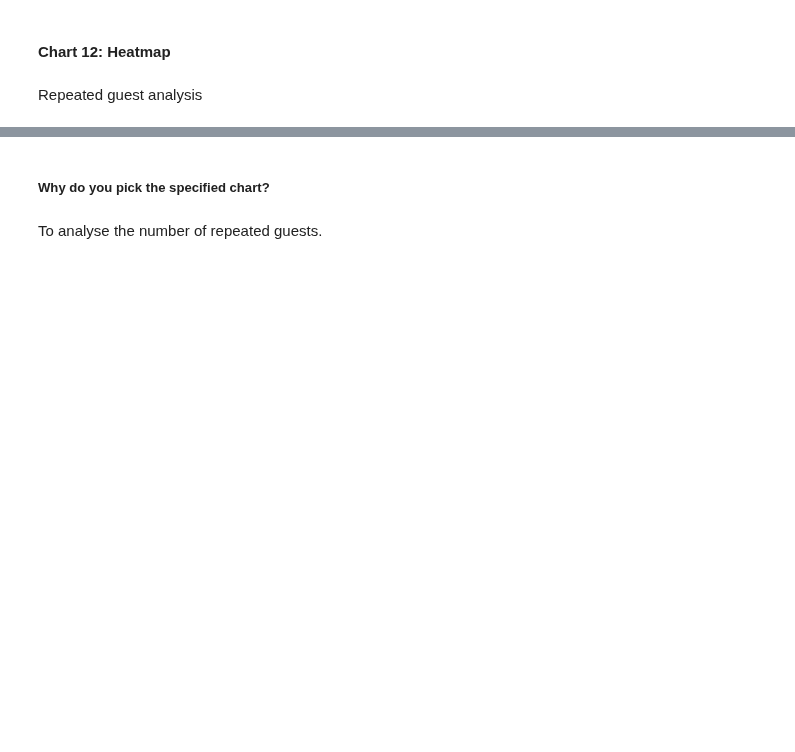
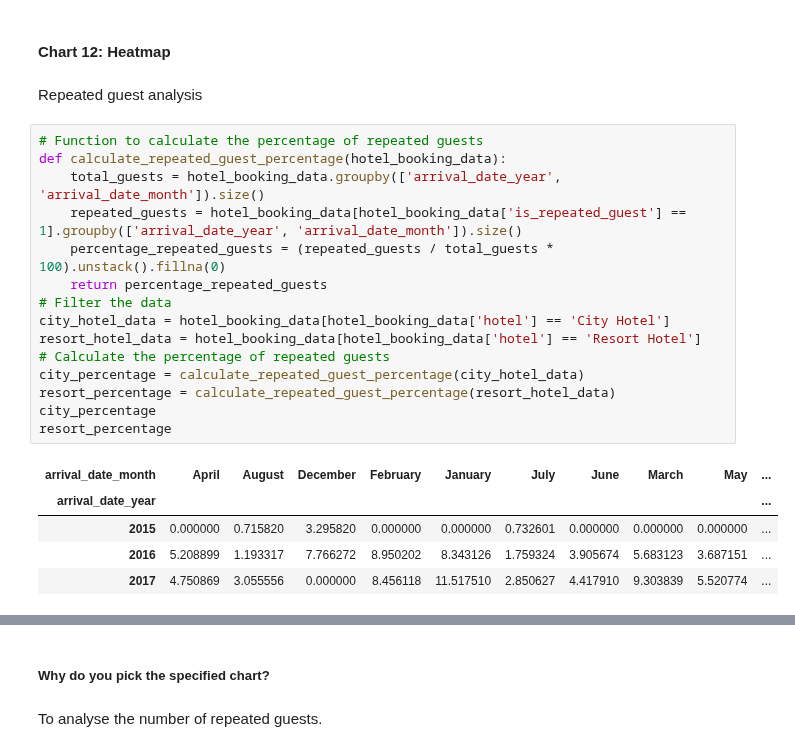
Before and after one commit to Codewith-Soumya/Hotel-Booking-Analysis, a Jupyter notebook: Hotel_booking_analysis_coding_Capstrone_Project_2.ipynb, the cells around one changed output, grey strips where cells are left out. Drawn from its saved outputs; the diff is of its cells as text; blank space fills up the shorter version.

```diff
--- a/Hotel_booking_analysis_coding_Capstrone_Project_2.ipynb
+++ b/Hotel_booking_analysis_coding_Capstrone_Project_2.ipynb
@@ -761,4 +761,25 @@ Both the hotels can reduce their car parking space and can enhance other annemit
 #### Chart 12: Heatmap
 # %% [markdown]
 Repeated guest analysis
+# %%
+# Function to calculate the percentage of repeated guests
+def calculate_repeated_guest_percentage(hotel_booking_data):
+    total_guests = hotel_booking_data.groupby(['arrival_date_year', 'arrival_date_month']).size()
+    repeated_guests = hotel_booking_data[hotel_booking_data['is_repeated_guest'] == 1].groupby(['arrival_date_year', 'arrival_date_month']).size()
+    percentage_repeated_guests = (repeated_guests / total_guests * 100).unstack().fillna(0)
+    return percentage_repeated_guests
+# Filter the data
+city_hotel_data = hotel_booking_data[hotel_booking_data['hotel'] == 'City Hotel']
+resort_hotel_data = hotel_booking_data[hotel_booking_data['hotel'] == 'Resort Hotel']
+# Calculate the percentage of repeated guests
+city_percentage = calculate_repeated_guest_percentage(city_hotel_data)
+resort_percentage = calculate_repeated_guest_percentage(resort_hotel_data)
+city_percentage
+resort_percentage
+# %% [output]
+| arrival_date_month | April | August | December | February | January | July | June | March | May | ... |
+| arrival_date_year |  |  |  |  |  |  |  |  |  | ... |
+| 2015 | 0.000000 | 0.715820 | 3.295820 | 0.000000 | 0.000000 | 0.732601 | 0.000000 | 0.000000 | 0.000000 | ... |
+| 2016 | 5.208899 | 1.193317 | 7.766272 | 8.950202 | 8.343126 | 1.759324 | 3.905674 | 5.683123 | 3.687151 | ... |
+| 2017 | 4.750869 | 3.055556 | 0.000000 | 8.456118 | 11.517510 | 2.850627 | 4.417910 | 9.303839 | 5.520774 | ... |
 # %%
```
Also changed, not shown: parts of 2 cells of this notebook.
